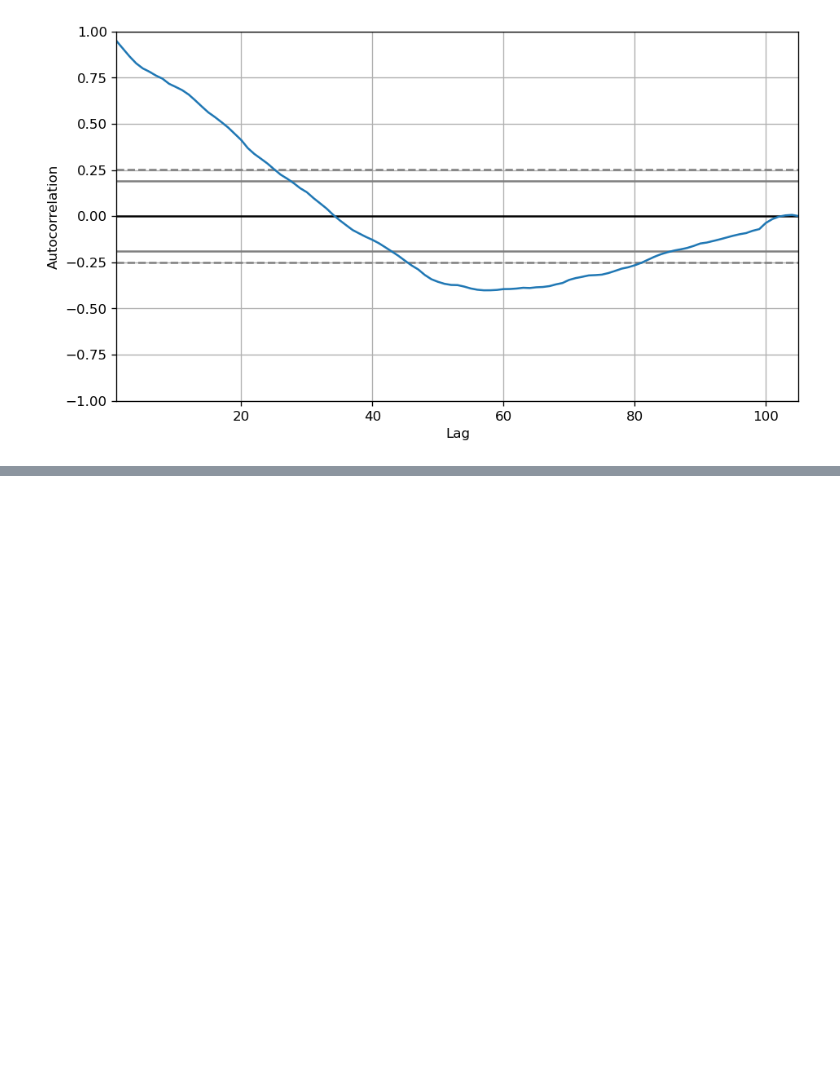
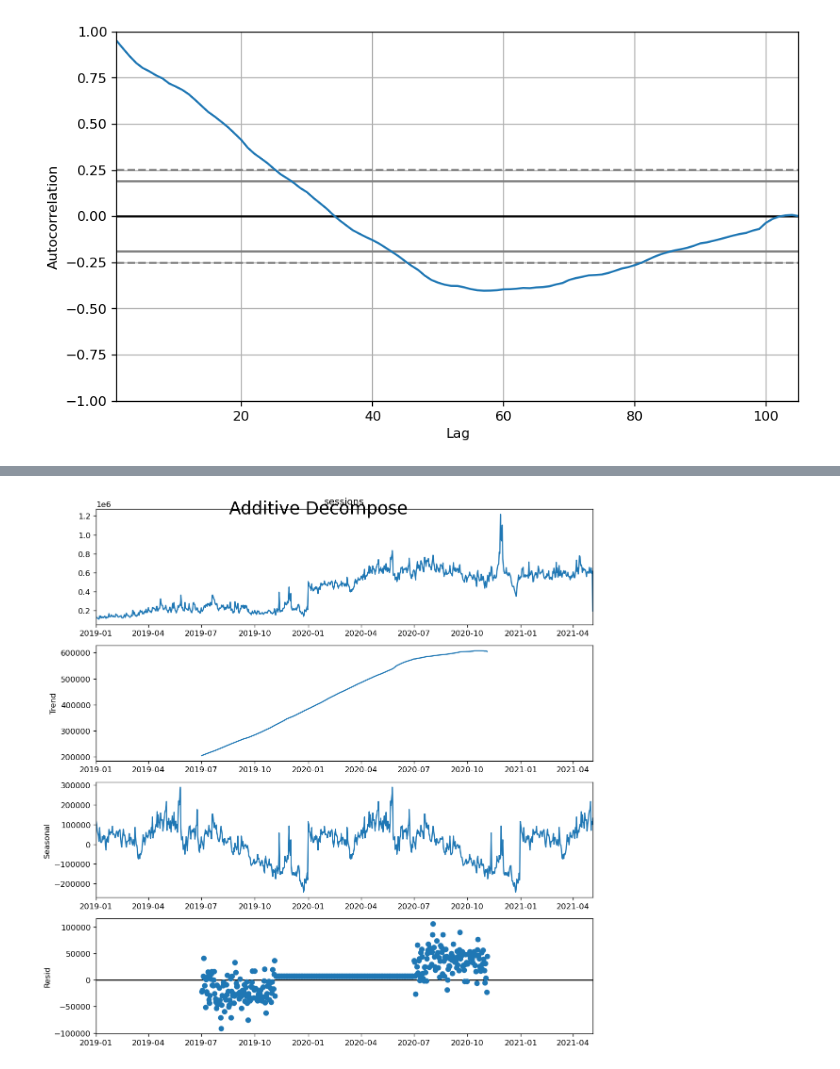
Before and after one commit to statlas-io/seasonality, a Jupyter notebook: 2020-2021-ecommerce-seasonlity.ipynb, the cells around one changed output, grey strips where cells are left out. Drawn from its saved outputs; the diff is of its cells as text; code cells hidden in the pictures; blank space fills up the shorter version.

```diff
--- a/2020-2021-ecommerce-seasonlity.ipynb
+++ b/2020-2021-ecommerce-seasonlity.ipynb
@@ -228,0 +142,25 @@ Name: seasonal, Length: 104, dtype: float64
+# %%
+###Test out daily values seasonality
+# Import Data
+df = pd.read_csv(r'C:\Users\yurong.mao\Desktop\python\daily_data.csv', parse_dates=['datetime'], index_col='datetime')
+
+#drop week and ga_users
+#df=df.drop("week",axis=1)
+#df=df.drop("sessions",axis=1)
+#convert week start to datetime
+df.index = pd.to_datetime(df.index)
+#set frequency of week start for seasonality decompose
+#df.asfreq('W-MON')
+
+#decompose seasonality on ga users on daily
+
+#decomp=sm.tsa.seasonal_decompose(df.asfreq('W-MON'), model = 'additive')
+
+decomp=sm.tsa.seasonal_decompose(df['sessions'], model = 'additive', period=365)
+# Plot
+plt.rcParams.update({'figure.figsize': (10,10)})
+
+fig=decomp.plot().suptitle('Additive Decompose', fontsize=22)
+plt.show()
+# %% [output]
+[figure, added]
```
Also changed, not shown: parts of 27 cells of this notebook.
